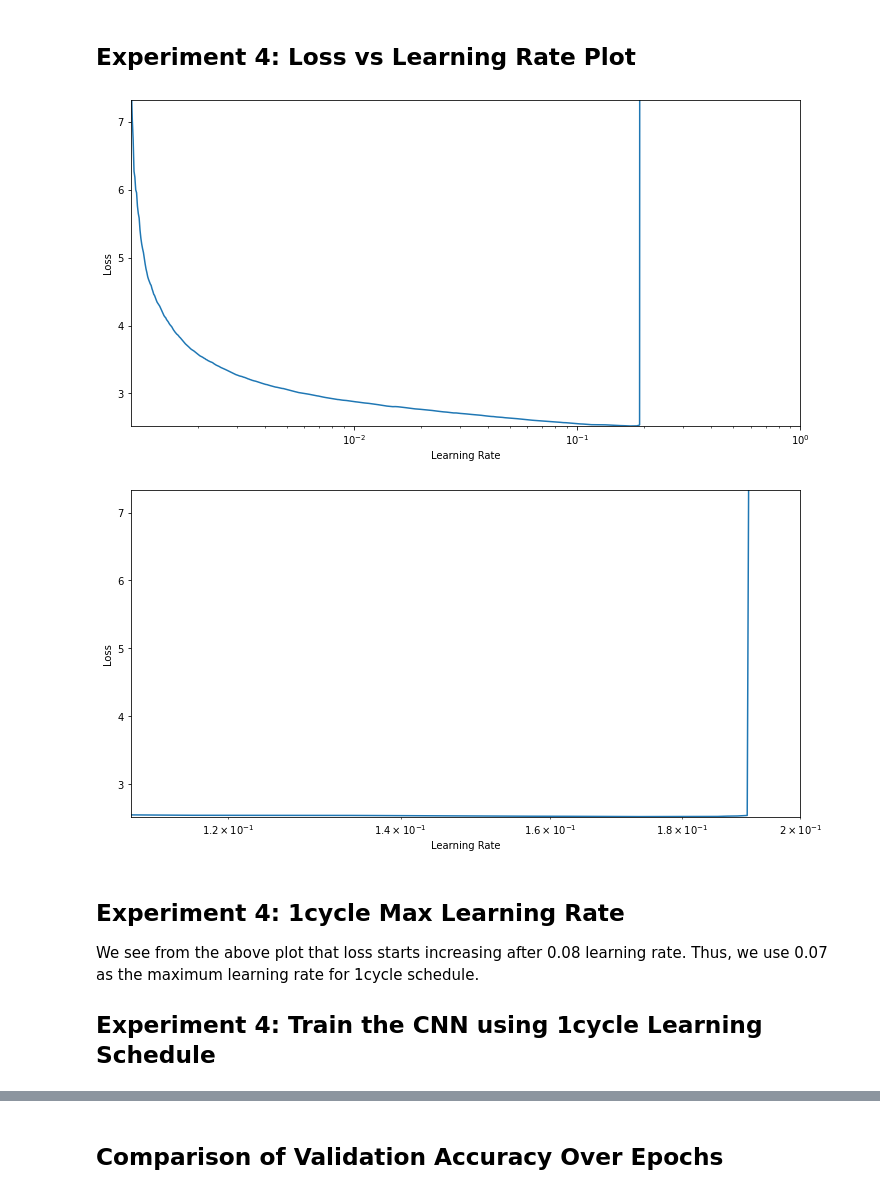
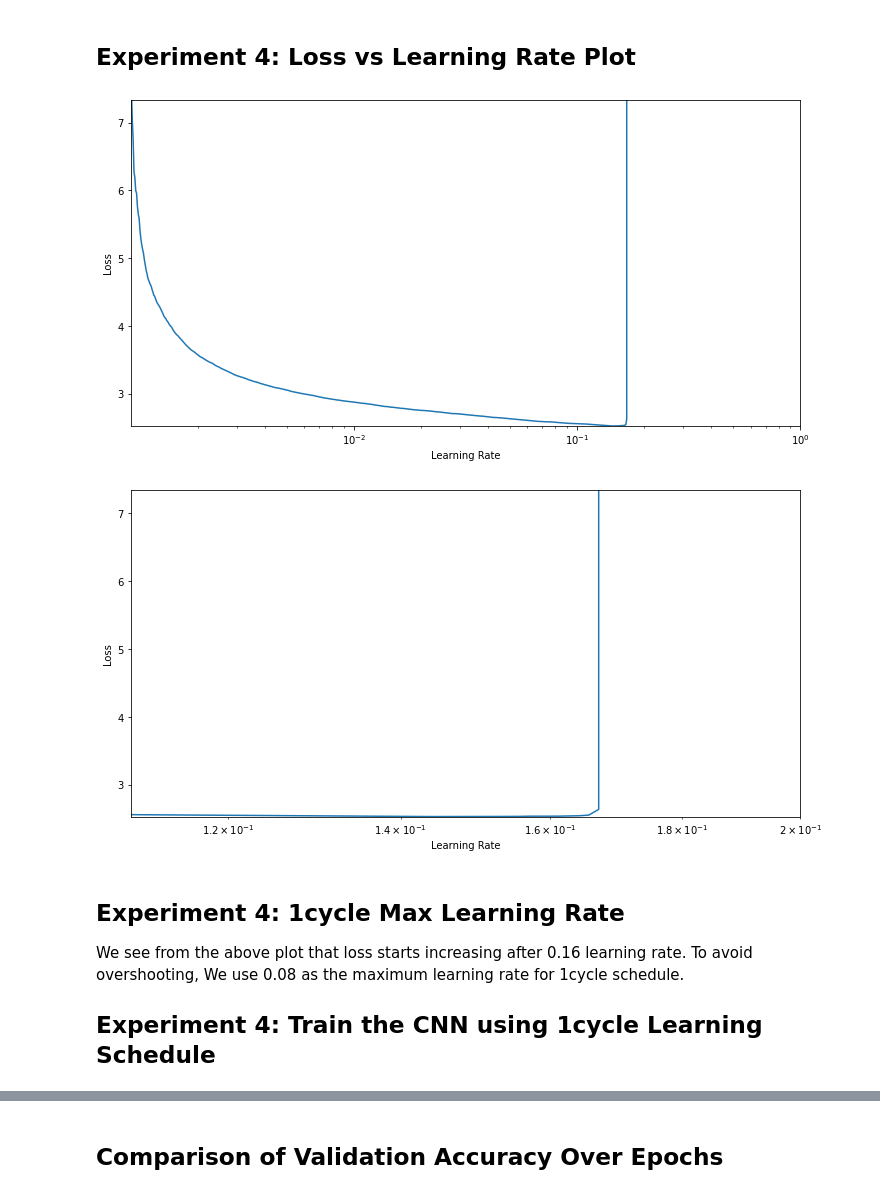
Before and after one commit to rhasanbd/Optimally-Training-Feedforward-Dense-DNNs-And-CNNs-, a Jupyter notebook: Keras-CIFAR10-2-CNN.ipynb, the cells around one changed output, grey strips where cells are left out. Saved outputs shown, nothing was run; the diff lists cells and outputs as text; code cells hidden in the pictures.

```diff
--- a/Keras-CIFAR10-2-CNN.ipynb
+++ b/Keras-CIFAR10-2-CNN.ipynb
@@ -588,17 +579,17 @@ size_mini_batch = 64
 no_of_epochs = 1
 upper_bound_lr = 0.5
 lower_bound_lr = 1e-3
-increase_factor = computeFactorForIncreasingLearningRate(X_train_small, size_mini_batch, no_of_epochs,
+increase_factor = computeFactorForIncreasingLearningRate(X_train, size_mini_batch, no_of_epochs,
                                                          upper_bound_lr, lower_bound_lr)
 increase_lr_cb = IncreaseLearningRate(factor=increase_factor)
 
 '''
 Train the model
 '''
-model.fit(X_train_small, y_train_small,
+model.fit(X_train, y_train,
                     batch_size=size_mini_batch,
                     epochs=no_of_epochs,
                     verbose=1,
-                    validation_data=(X_valid_small, y_valid_small),
+                    validation_data=(X_valid, y_valid),
                     callbacks=[increase_lr_cb])
 # %% [output]
@@ -2428,32 +2364,35 @@ Wall time: 19.6 s
 # %%
 plt.figure(figsize = (12,6))
 plt.plot(increase_lr_cb.rates, increase_lr_cb.losses)
 plt.gca().set_xscale('log') # change the scale of learning rates to "log"
 #plt.xlim(min(increase_lr_cb.rates), max(increase_lr_cb.rates))
 plt.xlim(min(increase_lr_cb.rates), 1)
 # The upper limit of y-axis should be set according to the heuristic given above
 plt.ylim(min(increase_lr_cb.losses), (increase_lr_cb.losses[0] + min(increase_lr_cb.losses))/1.4)
 plt.xlabel("Learning Rate")
 plt.ylabel("Loss")
 plt.show()
 
+'''
+For clarity we zoom in to a smaller range
+'''
 
 plt.figure(figsize = (12,6))
 plt.plot(increase_lr_cb.rates, increase_lr_cb.losses)
 plt.gca().set_xscale('log') # change the scale of learning rates to "log"
 #plt.xlim(min(increase_lr_cb.rates), max(increase_lr_cb.rates))
 plt.xlim(0.11, 0.2)
 # The upper limit of y-axis should be set according to the heuristic given above
 plt.ylim(min(increase_lr_cb.losses), (increase_lr_cb.losses[0] + min(increase_lr_cb.losses))/1.4)
 plt.xlabel("Learning Rate")
 plt.ylabel("Loss")
 plt.show()
 # %% [output]
-[figure, old version]
+[figure, new version]
-[figure, old version]
+[figure, new version]
 # %% [markdown]
 ## Experiment 4: 1cycle Max Learning Rate
-We see from the above plot that loss starts increasing after 0.08 learning rate. Thus, we use 0.07 as the maximum learning rate for 1cycle schedule.
+We see from the above plot that loss starts increasing after 0.16 learning rate. To avoid overshooting, We use 0.08 as the maximum learning rate for 1cycle schedule.
 
 
 ## Experiment 4: Train the CNN using 1cycle Learning Schedule
```
Also changed, not shown: parts of 35 cells of this notebook.
